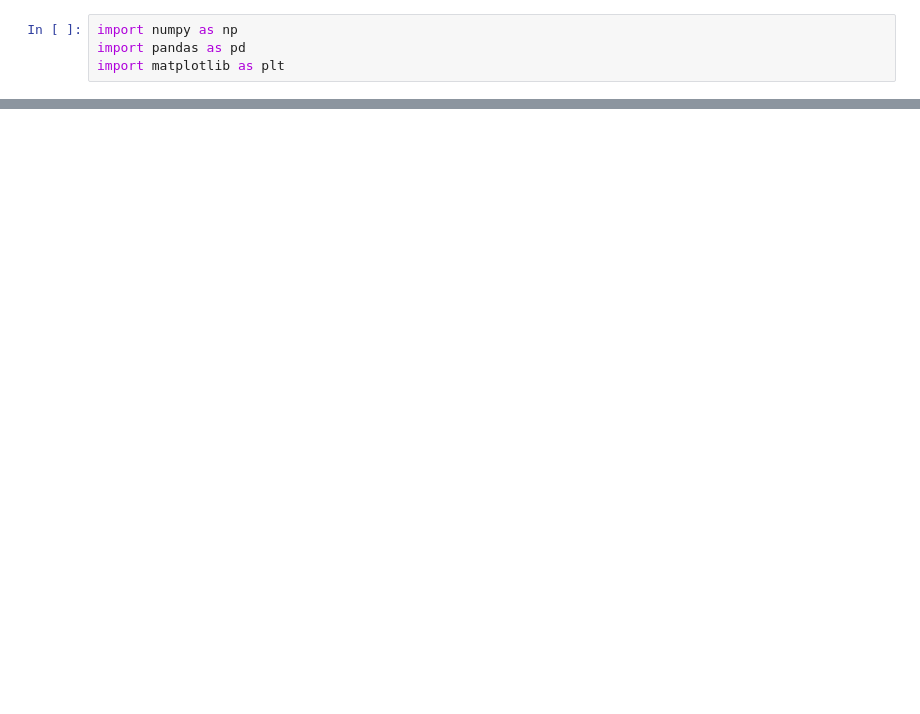
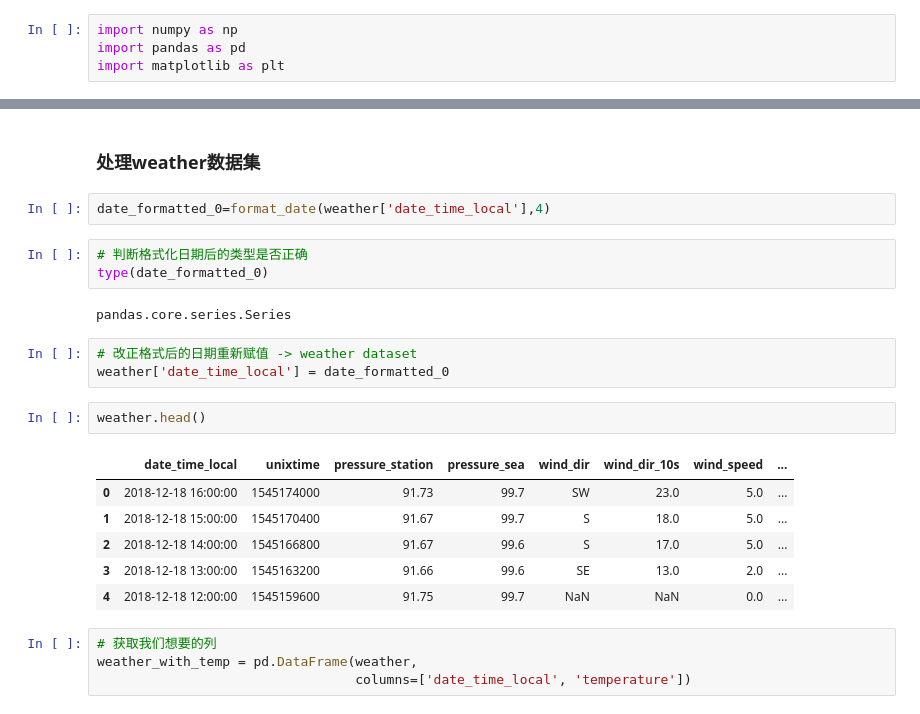
Before and after one commit to MikeWang0731/ECE720X50, a Jupyter notebook: Project/Mini-Project1.ipynb, the cells around one changed output, grey strips where cells are left out. Drawn from its saved outputs; the diff is of its cells as text; blank space fills up the shorter version.

```diff
--- a/Project/Mini-Project1.ipynb
+++ b/Project/Mini-Project1.ipynb
@@ -24,0 +45,25 @@ mosquito.head()
+# %% [markdown]
+### 处理weather数据集
+# %%
+date_formatted_0=format_date(weather['date_time_local'],4)
+# %%
+# 判断格式化日期后的类型是否正确
+type(date_formatted_0)
+# %% [output]
+pandas.core.series.Series
+# %%
+# 改正格式后的日期重新赋值 -> weather dataset
+weather['date_time_local'] = date_formatted_0
+# %%
+weather.head()
+# %% [output]
+|  | date_time_local | unixtime | pressure_station | pressure_sea | wind_dir | wind_dir_10s | wind_speed | ... |
+| 0 | 2018-12-18 16:00:00 | 1545174000 | 91.73 | 99.7 | SW | 23.0 | 5.0 | ... |
+| 1 | 2018-12-18 15:00:00 | 1545170400 | 91.67 | 99.7 | S | 18.0 | 5.0 | ... |
+| 2 | 2018-12-18 14:00:00 | 1545166800 | 91.67 | 99.6 | S | 17.0 | 5.0 | ... |
+| 3 | 2018-12-18 13:00:00 | 1545163200 | 91.66 | 99.6 | SE | 13.0 | 2.0 | ... |
+| 4 | 2018-12-18 12:00:00 | 1545159600 | 91.75 | 99.7 | NaN | NaN | 0.0 | ... |
+# %%
+# 获取我们想要的列
+weather_with_temp = pd.DataFrame(weather,
+                                 columns=['date_time_local', 'temperature'])
```
Also changed, not shown: parts of 20 cells of this notebook.
